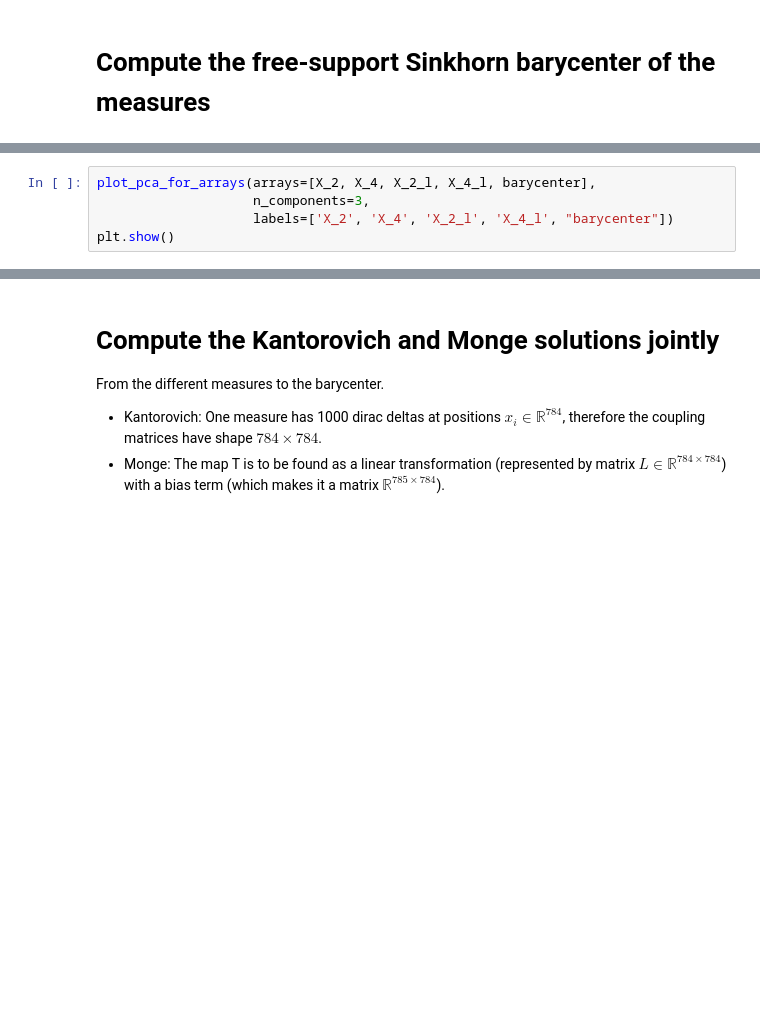
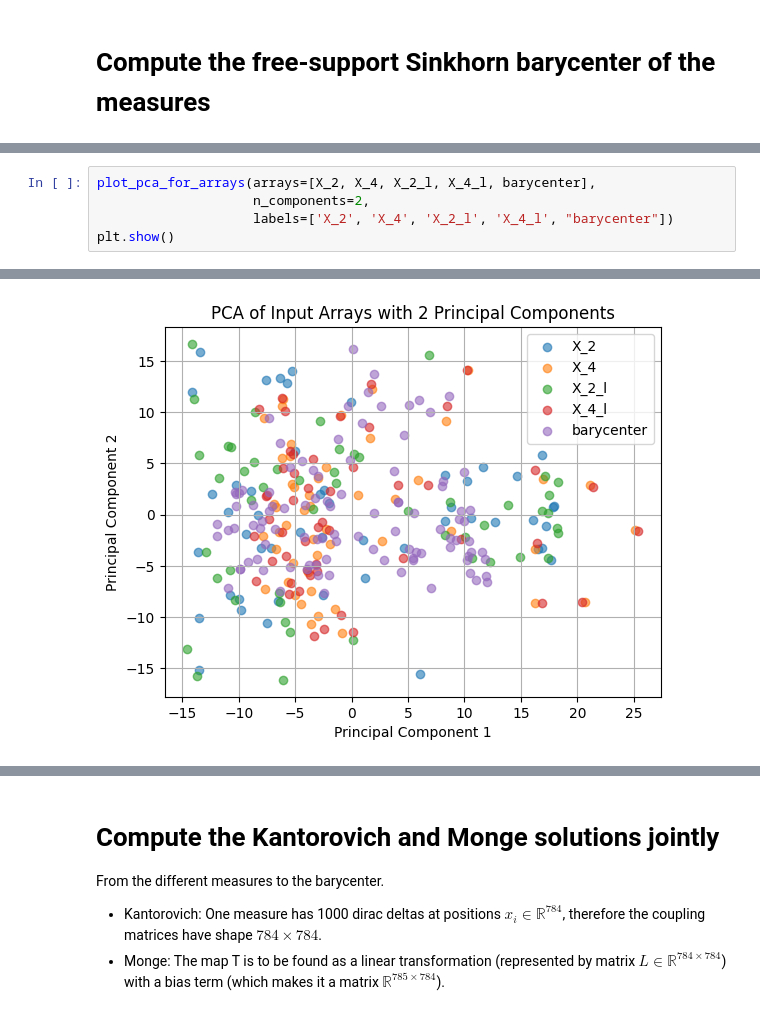
Before and after one commit to balazsmorv/fmri_classifier, a Jupyter notebook: MNIST-WBT/mnist-wbt.ipynb, the cells around one changed output, grey strips where cells are left out. Cells and saved outputs as stored; diff of their text form; blank space fills up the shorter version.

```diff
--- a/MNIST-WBT/mnist-wbt.ipynb
+++ b/MNIST-WBT/mnist-wbt.ipynb
@@ -149,6 +169,6 @@ barycenter.shape
 # %%
 plot_pca_for_arrays(arrays=[X_2, X_4, X_2_l, X_4_l, barycenter],
-                    n_components=3,
+                    n_components=2,
                     labels=['X_2', 'X_4', 'X_2_l', 'X_4_l', "barycenter"])
 plt.show()
 # %% [output]
@@ -156,0 +175 @@ plt.show()
+[figure, added]
```
Also changed, not shown: parts of 39 cells of this notebook, 2 other files.
